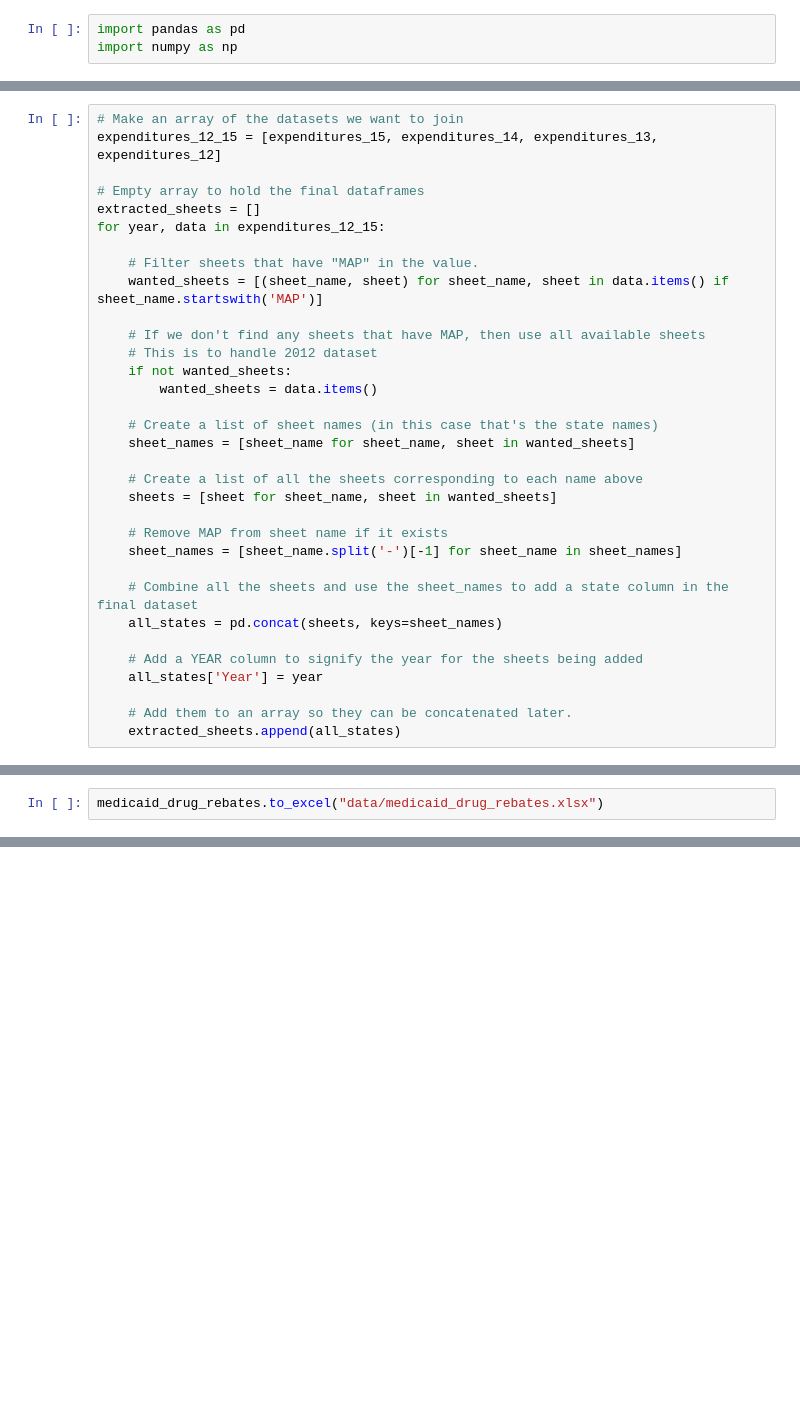
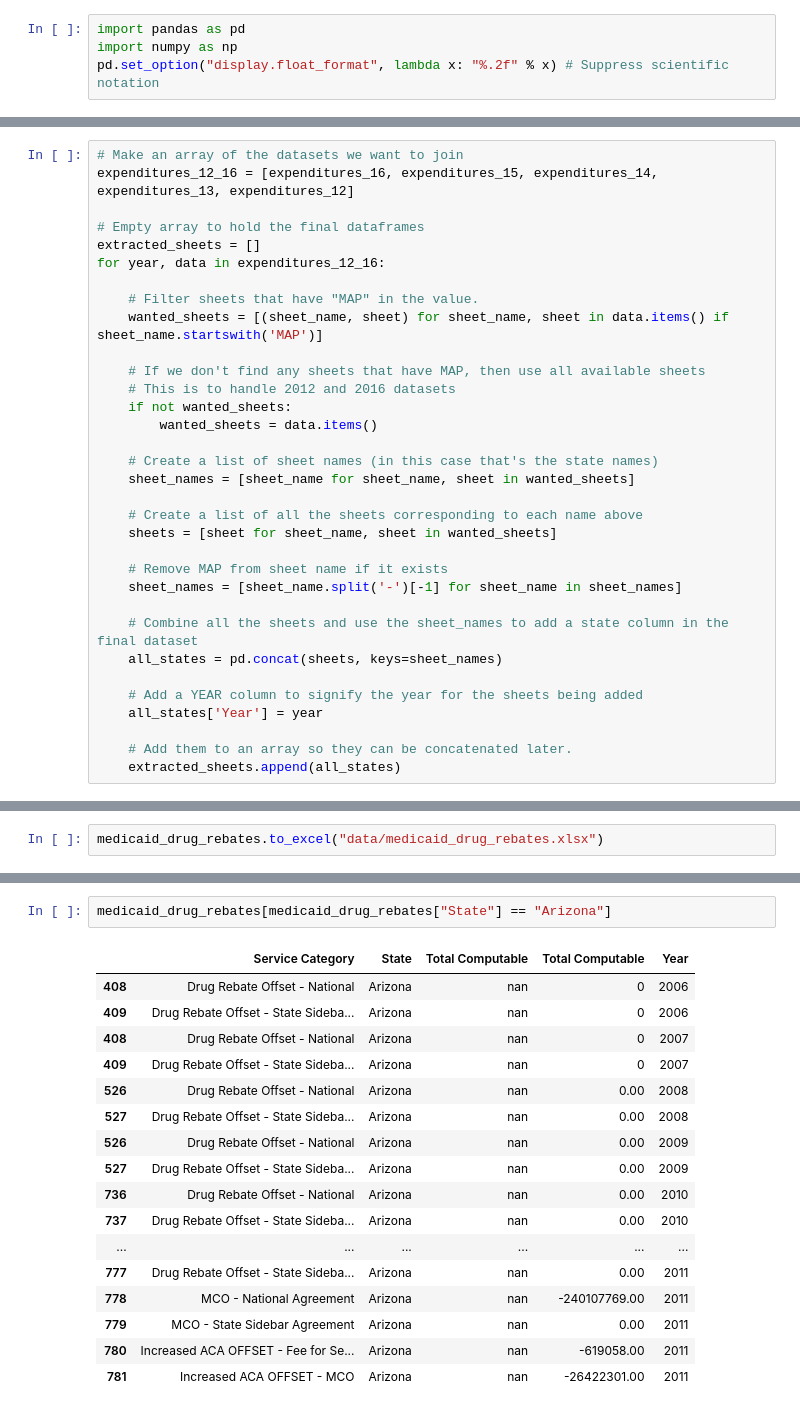
Before and after one commit to PublicI/medicaid-influence-analysis, a Jupyter notebook: drug_spending.ipynb, the cells around one changed output, grey strips where cells are left out. Cells and saved outputs as stored; diff of their text form; blank space fills up the shorter version.

```diff
--- a/drug_spending.ipynb
+++ b/drug_spending.ipynb
@@ -3,3 +3,4 @@
 # %%
 import pandas as pd
 import numpy as np
+pd.set_option("display.float_format", lambda x: "%.2f" % x) # Suppress scientific notation
@@ -20,17 +480,17 @@ expenditures_12 = (2012, pd.read_excel("data/medicaid_spending/FMR Net Expenditu
 expenditures_06_11 = pd.read_excel("data/medicaid_spending/NetExpenditure02through11.xlsx", header=None, skiprows=4, usecols=[0, 1], sheetname=["2006", "2007", "2008", "2009", "2010", "2011"])
 # %%
 # Make an array of the datasets we want to join
-expenditures_12_15 = [expenditures_15, expenditures_14, expenditures_13, expenditures_12]
+expenditures_12_16 = [expenditures_16, expenditures_15, expenditures_14, expenditures_13, expenditures_12]
 
 # Empty array to hold the final dataframes
 extracted_sheets = []
-for year, data in expenditures_12_15:
+for year, data in expenditures_12_16:
 
     # Filter sheets that have "MAP" in the value.
     wanted_sheets = [(sheet_name, sheet) for sheet_name, sheet in data.items() if sheet_name.startswith('MAP')]
 
     # If we don't find any sheets that have MAP, then use all available sheets
-    # This is to handle 2012 dataset
+    # This is to handle 2012 and 2016 datasets
     if not wanted_sheets:
         wanted_sheets = data.items()
 
@@ -109,0 +574,20 @@ medicaid_drug_rebates.to_excel("data/medicaid_drug_rebates.xlsx")
+# %%
+medicaid_drug_rebates[medicaid_drug_rebates["State"] == "Arizona"]
+# %% [output]
+|  | Service Category | State | Total Computable | Total Computable | Year |
+| 408 | Drug Rebate Offset - National | Arizona | nan | 0 | 2006 |
+| 409 | Drug Rebate Offset - State Sideba... | Arizona | nan | 0 | 2006 |
+| 408 | Drug Rebate Offset - National | Arizona | nan | 0 | 2007 |
+| 409 | Drug Rebate Offset - State Sideba... | Arizona | nan | 0 | 2007 |
+| 526 | Drug Rebate Offset - National | Arizona | nan | 0.00 | 2008 |
+| 527 | Drug Rebate Offset - State Sideba... | Arizona | nan | 0.00 | 2008 |
+| 526 | Drug Rebate Offset - National | Arizona | nan | 0.00 | 2009 |
+| 527 | Drug Rebate Offset - State Sideba... | Arizona | nan | 0.00 | 2009 |
+| 736 | Drug Rebate Offset - National | Arizona | nan | 0.00 | 2010 |
+| 737 | Drug Rebate Offset - State Sideba... | Arizona | nan | 0.00 | 2010 |
+| ... | ... | ... | ... | ... | ... |
+| 777 | Drug Rebate Offset - State Sideba... | Arizona | nan | 0.00 | 2011 |
+| 778 | MCO - National Agreement | Arizona | nan | -240107769.00 | 2011 |
+| 779 | MCO - State Sidebar Agreement | Arizona | nan | 0.00 | 2011 |
+| 780 | Increased ACA OFFSET - Fee for Se... | Arizona | nan | -619058.00 | 2011 |
+| 781 | Increased ACA OFFSET - MCO | Arizona | nan | -26422301.00 | 2011 |
```
Also changed, not shown: parts of 57 cells of this notebook.
